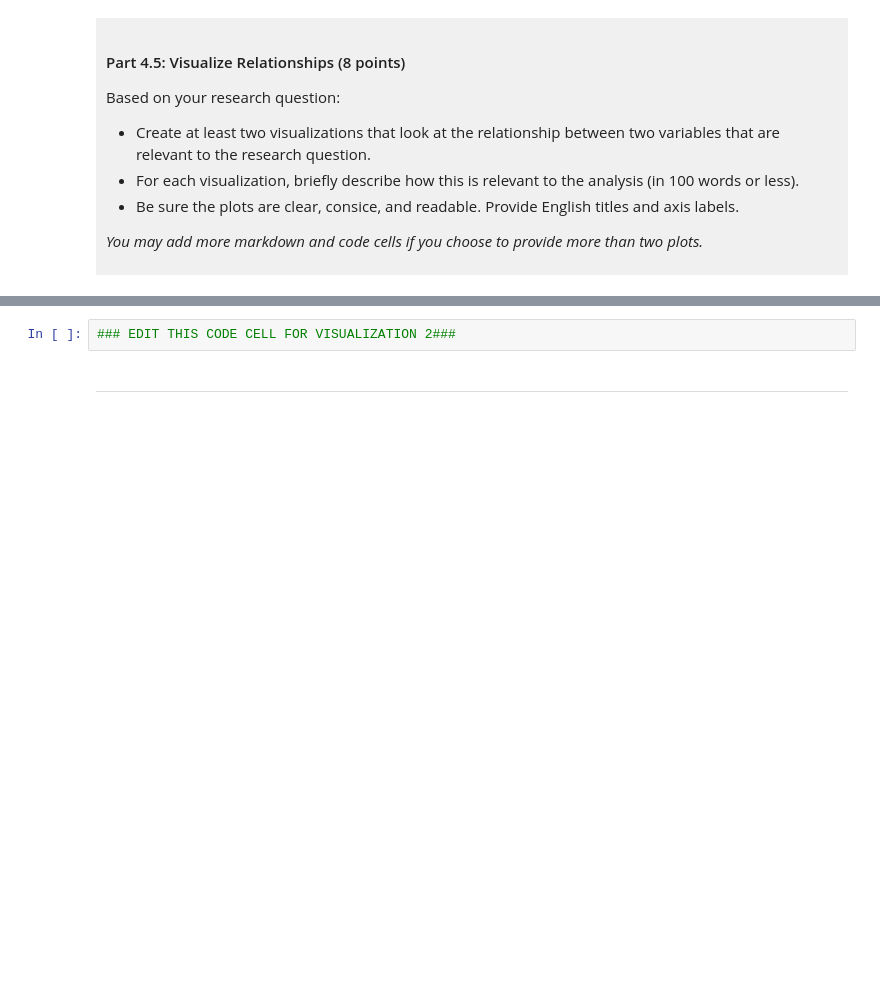
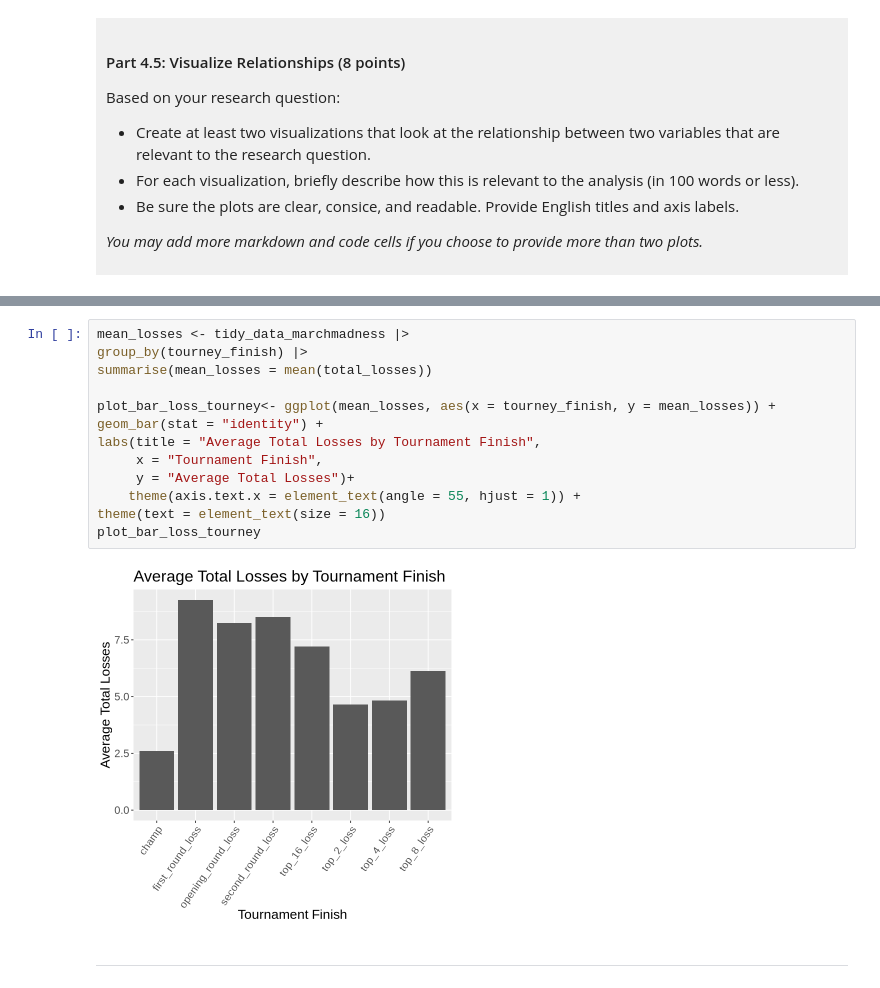
Before and after one commit to aysan07/dsci-100-project-aysan-abbaszadeh, a Jupyter notebook: dsci-100-project-notebook.ipynb, the cells around one changed output, grey strips where cells are left out. Drawn from its saved outputs; the diff is of its cells as text; blank space fills up the shorter version.

```diff
--- a/dsci-100-project-notebook.ipynb
+++ b/dsci-100-project-notebook.ipynb
@@ -281,5 +384,18 @@ Visualization 2: %%% EDIT THIS MARKDOWN CELL%%%
 # %%
-### EDIT THIS CODE CELL FOR VISUALIZATION 2###
+mean_losses <- tidy_data_marchmadness |>
+group_by(tourney_finish) |>
+summarise(mean_losses = mean(total_losses))
+
+plot_bar_loss_tourney<- ggplot(mean_losses, aes(x = tourney_finish, y = mean_losses)) +
+geom_bar(stat = "identity") +
+labs(title = "Average Total Losses by Tournament Finish",
+     x = "Tournament Finish",
+     y = "Average Total Losses")+
+    theme(axis.text.x = element_text(angle = 55, hjust = 1)) +
+theme(text = element_text(size = 16))
+plot_bar_loss_tourney
+# %% [output]
+[figure, added]
 # %% [markdown]
 ------
 # %% [markdown]
```
Also changed, not shown: parts of 13 cells of this notebook.
